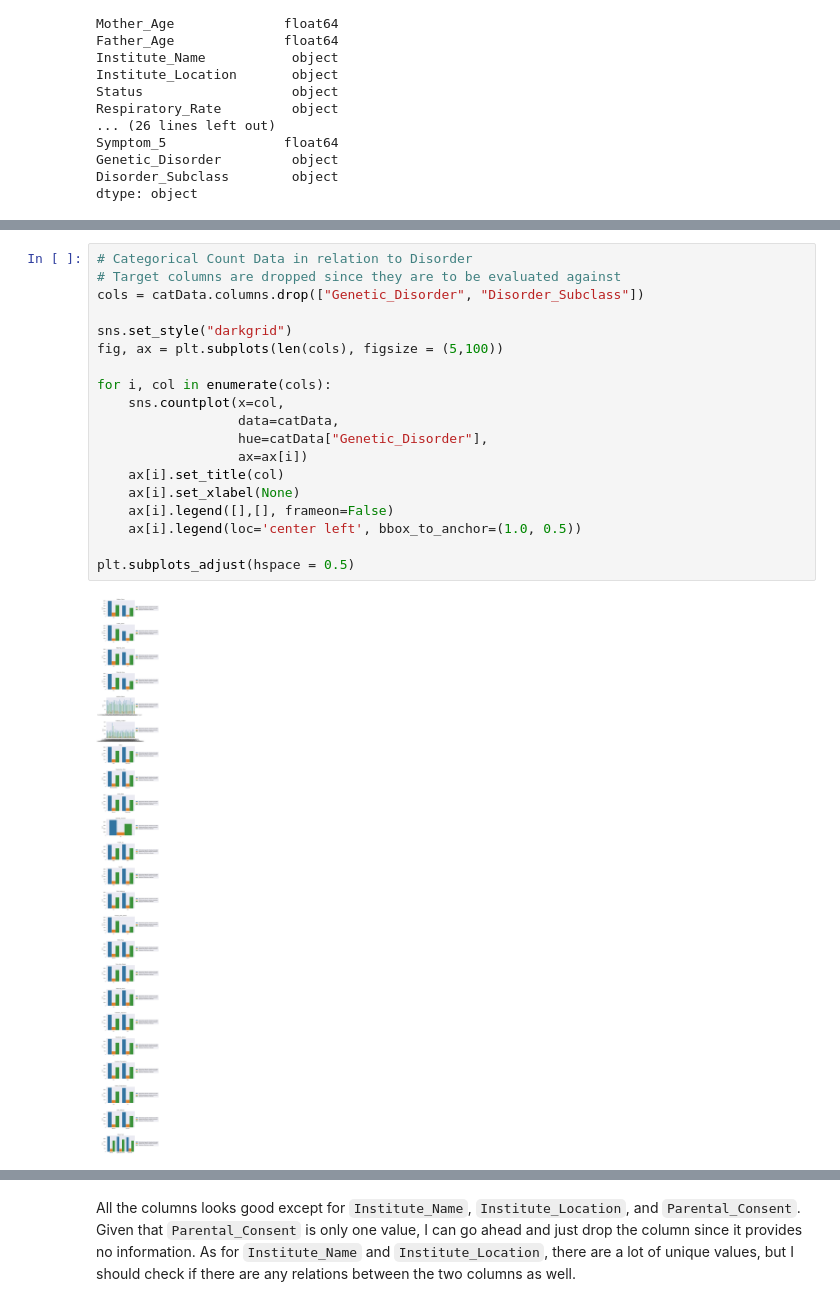
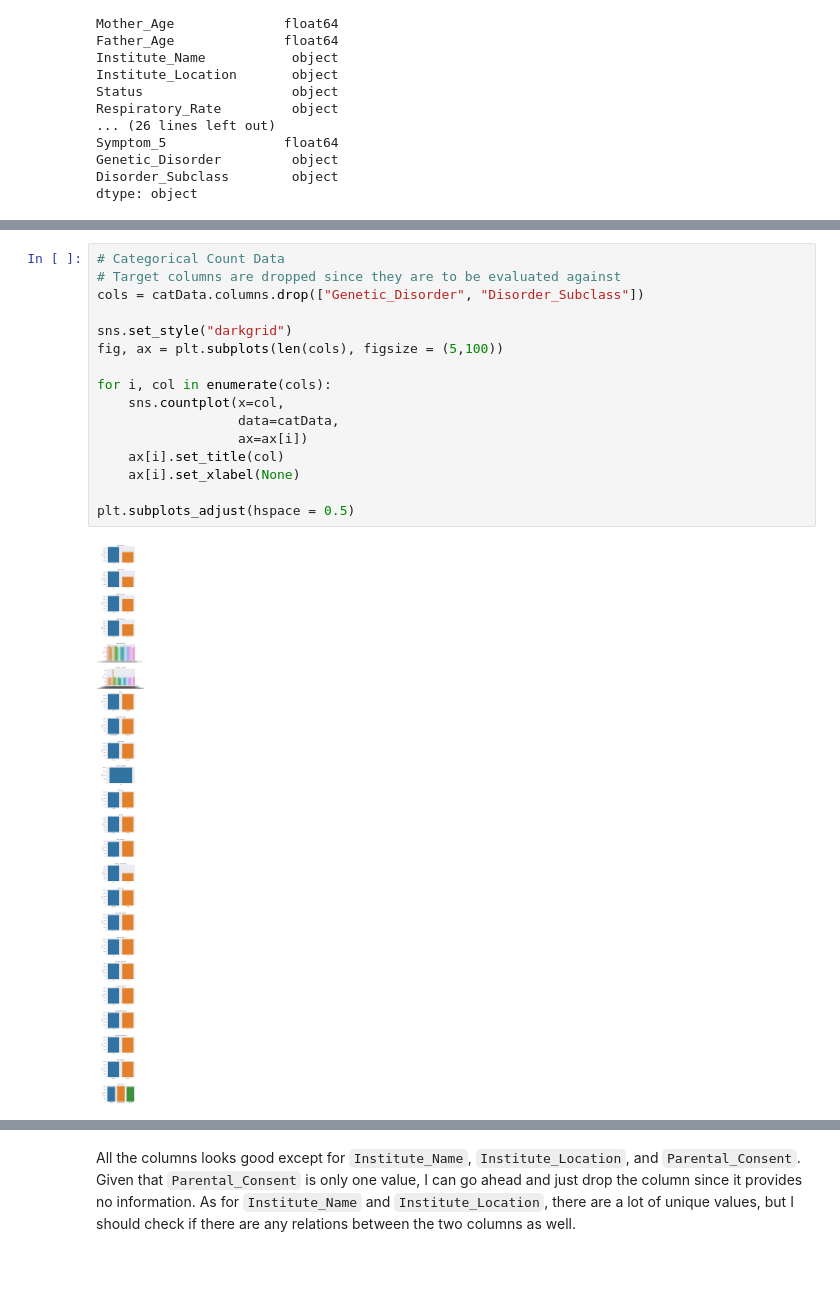
Before and after one commit to ehsung/Capstone-Project-2---Identify-Genetic-Disorder-is-Children, a Jupyter notebook: Notebooks/Data Wrangling.ipynb, the cells around one changed output, grey strips where cells are left out. Drawn from its saved outputs; the diff is of its cells as text; blank space fills up the shorter version.

Commit message:
updated data_wrangling nb

```diff
--- a/Notebooks/Data Wrangling.ipynb
+++ b/Notebooks/Data Wrangling.ipynb
@@ -784,23 +784,20 @@ catData.head().T
 | Genetic_Disorder | Mitochondrial genetic inheritance... | NaN | Multifactorial genetic inheritanc... | Mitochondrial genetic inheritance... | Multifactorial genetic inheritanc... |
 | Disorder_Subclass | Leber's hereditary optic neuropathy | Cystic fibrosis | Diabetes | Leigh syndrome | Cancer |
 # %%
-# Categorical Count Data in relation to Disorder
+# Categorical Count Data
 # Target columns are dropped since they are to be evaluated against
 cols = catData.columns.drop(["Genetic_Disorder", "Disorder_Subclass"])
 
 sns.set_style("darkgrid")
 fig, ax = plt.subplots(len(cols), figsize = (5,100))
 
 for i, col in enumerate(cols):
     sns.countplot(x=col,
                   data=catData,
-                  hue=catData["Genetic_Disorder"],
                   ax=ax[i])
     ax[i].set_title(col)
     ax[i].set_xlabel(None)
-    ax[i].legend([],[], frameon=False)
-    ax[i].legend(loc='center left', bbox_to_anchor=(1.0, 0.5))
 
 plt.subplots_adjust(hspace = 0.5)
 # %% [output]
-[figure, old version]
+[figure, new version]
```
Also changed, not shown: parts of 5 cells of this notebook.
